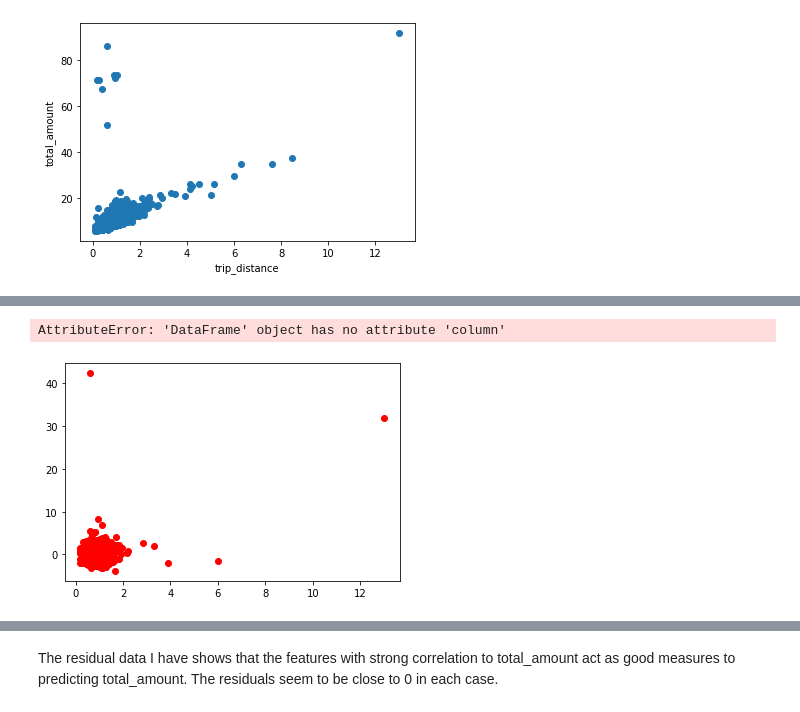
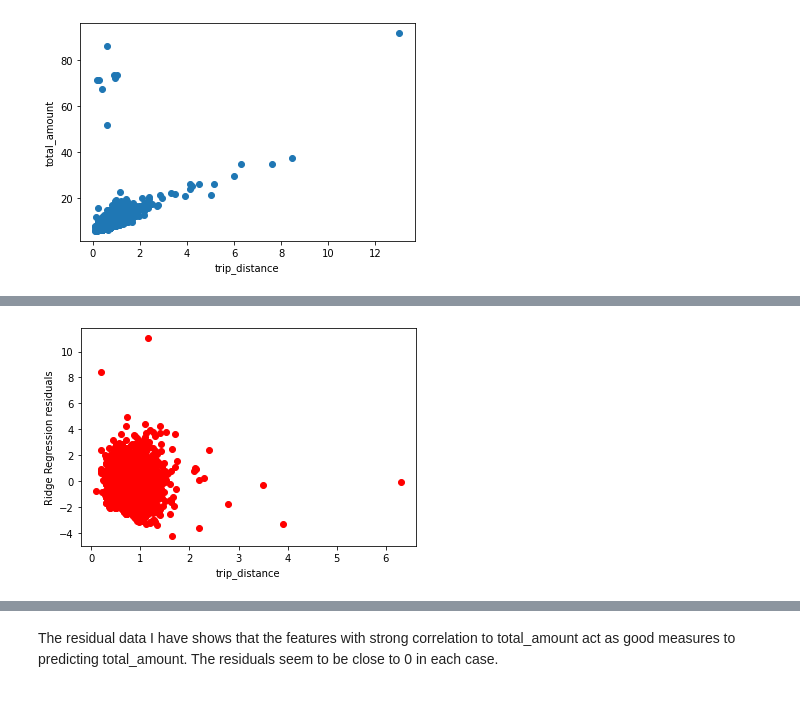
Before and after one commit to loalberto/Springboard-DataScienceCapstone2, a Jupyter notebook: Testing_Taxi_data.ipynb, the cells around one changed output, grey strips where cells are left out. Cells and saved outputs as stored; diff of their text form; code cells hidden in the pictures.

Commit message:
Added res plots

```diff
--- a/Testing_Taxi_data.ipynb
+++ b/Testing_Taxi_data.ipynb
@@ -138,12 +138,11 @@ Name: total_amount, Length: 2500, dtype: float64
 # %%
 # A plot of the Ridge Regression residuals
 plt.scatter(x=X_test, y=ridge_residual, color='red')
-plt.xlabel('')
+plt.xlabel(x_name)
 plt.ylabel('Ridge Regression residuals')
 plt.show()
 # %% [output]
-AttributeError: 'DataFrame' object has no attribute 'column'
-[figure, old version]
+[figure, new version]
 # %%
 np.mean(ridge_residual)
 # %% [output]
```
Also changed, not shown: parts of 6 cells of this notebook.
